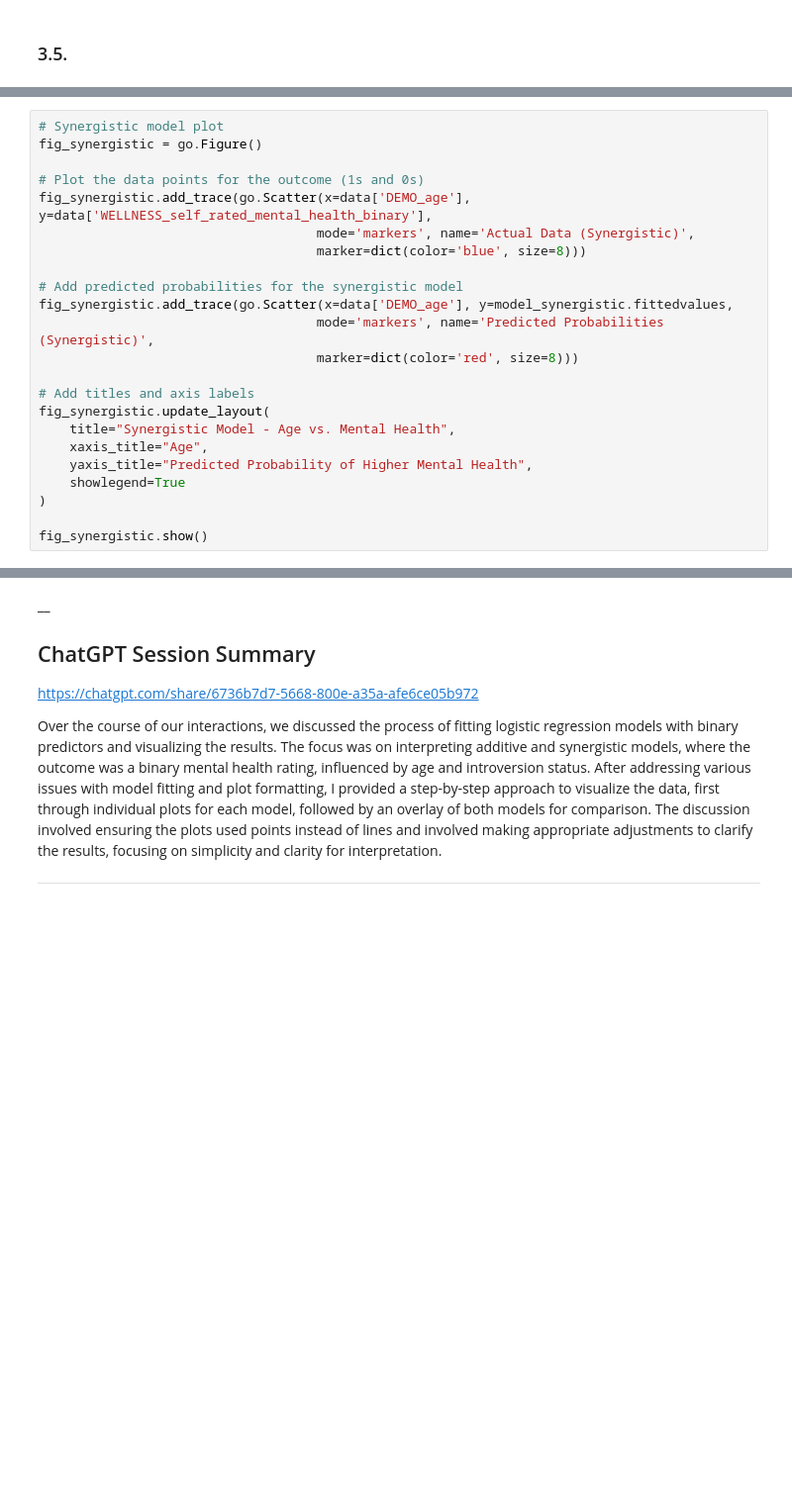
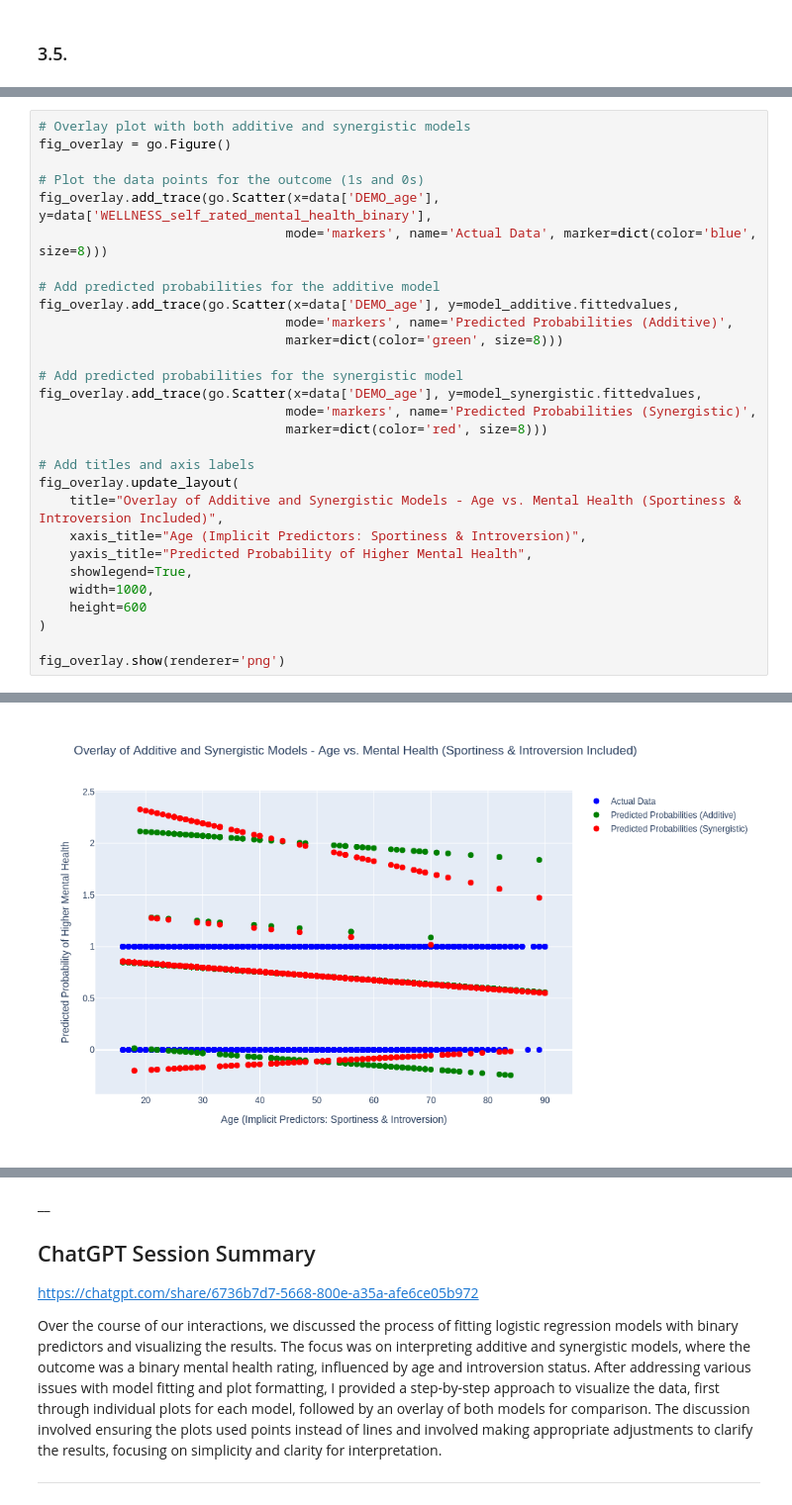
Before and after one commit to andrewpols/sta130, a Jupyter notebook: hw/HW07.ipynb, the cells around one changed output, grey strips where cells are left out. Shown: that part at 99% size. Cells and saved outputs as stored; diff of their text form; blank space fills up the shorter version.

```diff
--- a/hw/HW07.ipynb
+++ b/hw/HW07.ipynb
@@ -359,24 +398,30 @@ fig_additive.show()
 # %%
-# Synergistic model plot
-fig_synergistic = go.Figure()
+# Overlay plot with both additive and synergistic models
+fig_overlay = go.Figure()
 
 # Plot the data points for the outcome (1s and 0s)
-fig_synergistic.add_trace(go.Scatter(x=data['DEMO_age'], y=data['WELLNESS_self_rated_mental_health_binary'],
-                                    mode='markers', name='Actual Data (Synergistic)',
-                                    marker=dict(color='blue', size=8)))
+fig_overlay.add_trace(go.Scatter(x=data['DEMO_age'], y=data['WELLNESS_self_rated_mental_health_binary'],
+                                mode='markers', name='Actual Data', marker=dict(color='blue', size=8)))
+
+# Add predicted probabilities for the additive model
+fig_overlay.add_trace(go.Scatter(x=data['DEMO_age'], y=model_additive.fittedvalues,
+                                mode='markers', name='Predicted Probabilities (Additive)',
+                                marker=dict(color='green', size=8)))
 
 # Add predicted probabilities for the synergistic model
-fig_synergistic.add_trace(go.Scatter(x=data['DEMO_age'], y=model_synergistic.fittedvalues,
-                                    mode='markers', name='Predicted Probabilities (Synergistic)',
-                                    marker=dict(color='red', size=8)))
+fig_overlay.add_trace(go.Scatter(x=data['DEMO_age'], y=model_synergistic.fittedvalues,
+                                mode='markers', name='Predicted Probabilities (Synergistic)',
+                                marker=dict(color='red', size=8)))
 
 # Add titles and axis labels
-fig_synergistic.update_layout(
-    title="Synergistic Model - Age vs. Mental Health",
-    xaxis_title="Age",
+fig_overlay.update_layout(
+    title="Overlay of Additive and Synergistic Models - Age vs. Mental Health (Sportiness & Introversion Included)",
+    xaxis_title="Age (Implicit Predictors: Sportiness & Introversion)",
     yaxis_title="Predicted Probability of Higher Mental Health",
-    showlegend=True
+    showlegend=True,
+    width=1000,
+    height=600
 )
 
-fig_synergistic.show()
+fig_overlay.show(renderer='png')
 # %% [output]
@@ -383,0 +428 @@ fig_synergistic.show()
+[figure, added]
```
Also changed, not shown: parts of 43 cells of this notebook, 1 other file.
